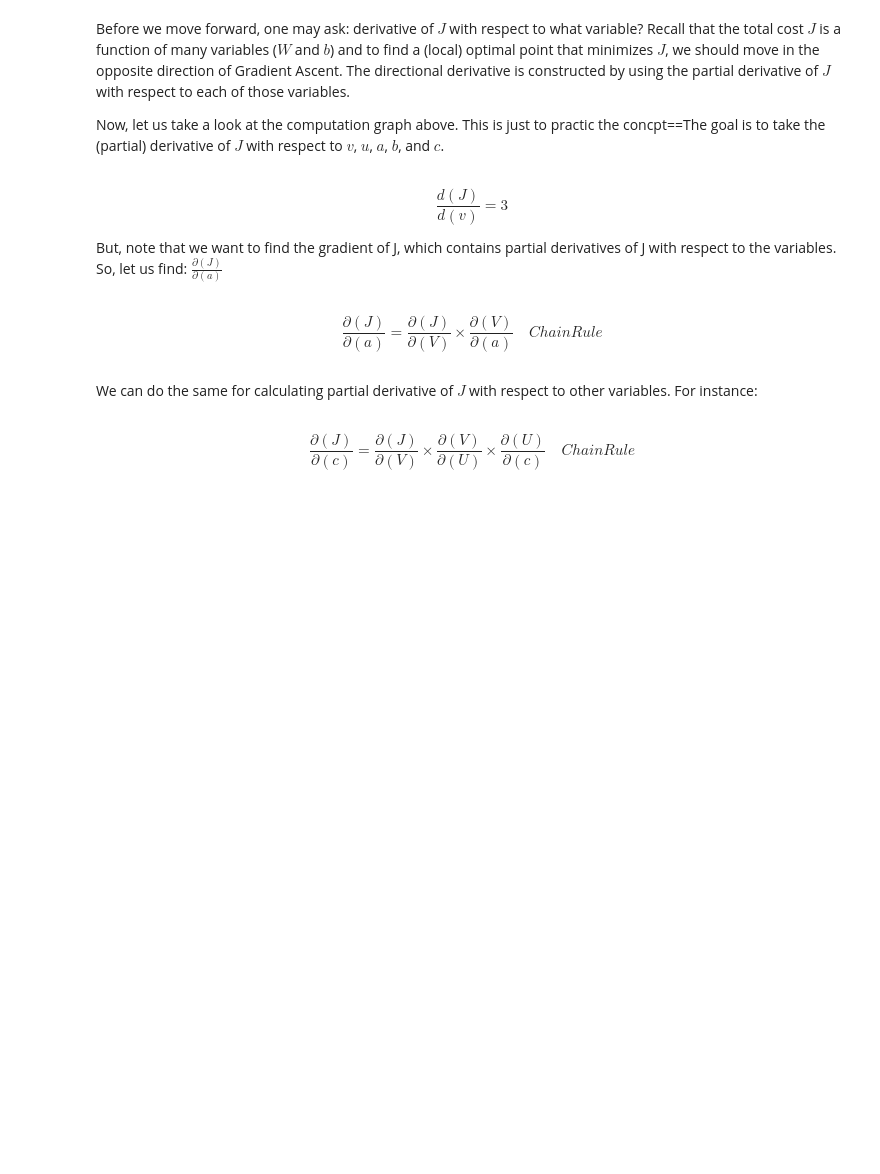
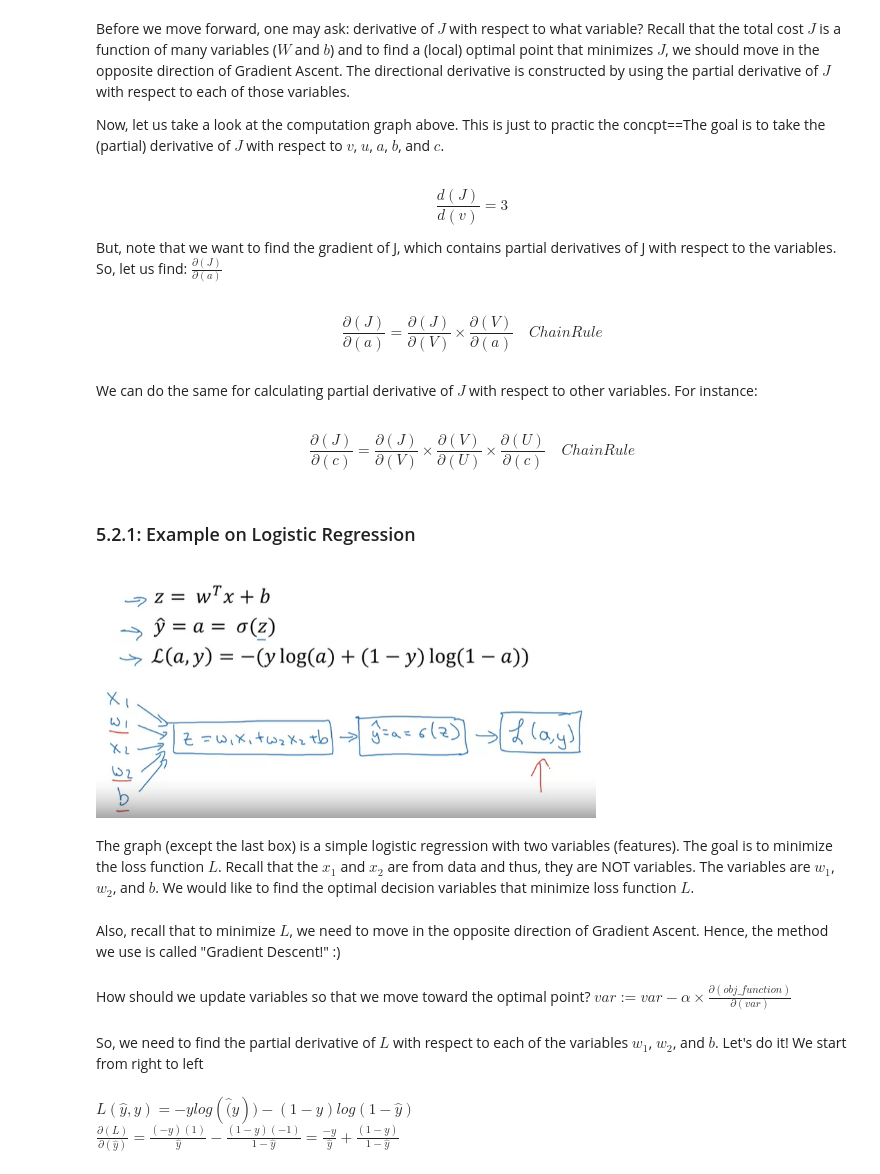
Before and after one commit to NimaSarajpoor/TFDL_Zero2Hero, a Jupyter notebook: TFDL_What_is_NN_03.ipynb, the cells around one changed output. Saved outputs shown, nothing was run; the diff lists cells and outputs as text; code cells hidden in the pictures; blank space fills up the shorter version.

```diff
--- a/TFDL_What_is_NN_03.ipynb
+++ b/TFDL_What_is_NN_03.ipynb
@@ -211,3 +214,22 @@ $$
 \frac{\partial(J)}{\partial(c)} = \frac{\partial(J)}{\partial(V)} \times \frac{\partial(V)}{\partial(U)} \times \frac{\partial(U)}{\partial(c)}
 \end{equation} \quad {ChainRule}
 $$
+# %% [markdown]
+### 5.2.1: Example on Logistic  Regression
+# %%
+Image(filename = PATH + "logistic_regression_graph.png", width=500, height=500)
+# %% [output]
+[figure, added]
+# %% [markdown]
+The graph (except the last box) is a simple logistic regression with two variables (features). The goal is to minimize the loss function $L$. Recall that the $x_{1}$ and $x_{2}$ are from data and thus, they are NOT variables. The variables are $w_{1}$, $w_{2}$, and $b$. We would like to find the optimal decision variables that minimize loss function $L$.
+# %% [markdown]
+Also, recall that to minimize $L$, we need to move in the opposite direction of Gradient Ascent. Hence, the method we use is called "Gradient Descent!" :)
+# %% [markdown]
+How should we update variables so that we move toward the optimal point?
+$var := var - \alpha \times \frac{\partial(obj\_function)}{\partial(var)} $
+# %% [markdown]
+So, we need to find the partial derivative of $L$ with respect to each of the variables $w_{1}$, $w_{2}$, and $b$. Let's do it! We start from right to left
+# %% [markdown]
+$L(\hat{y}, y) = -ylog(\hat(y)) - (1 - y)log(1-\hat{y})$
+<br>
+$\frac{\partial(L)}{\partial(\hat{y})} = \frac{(-y)(1)}{\hat{y}} -  \frac{(1-y)(-1)}{1-\hat{y}} = \frac{-y}{\hat{y}} + \frac{(1-y)}{1-\hat{y}}$
```
Also changed, not shown: parts of 25 cells of this notebook.
